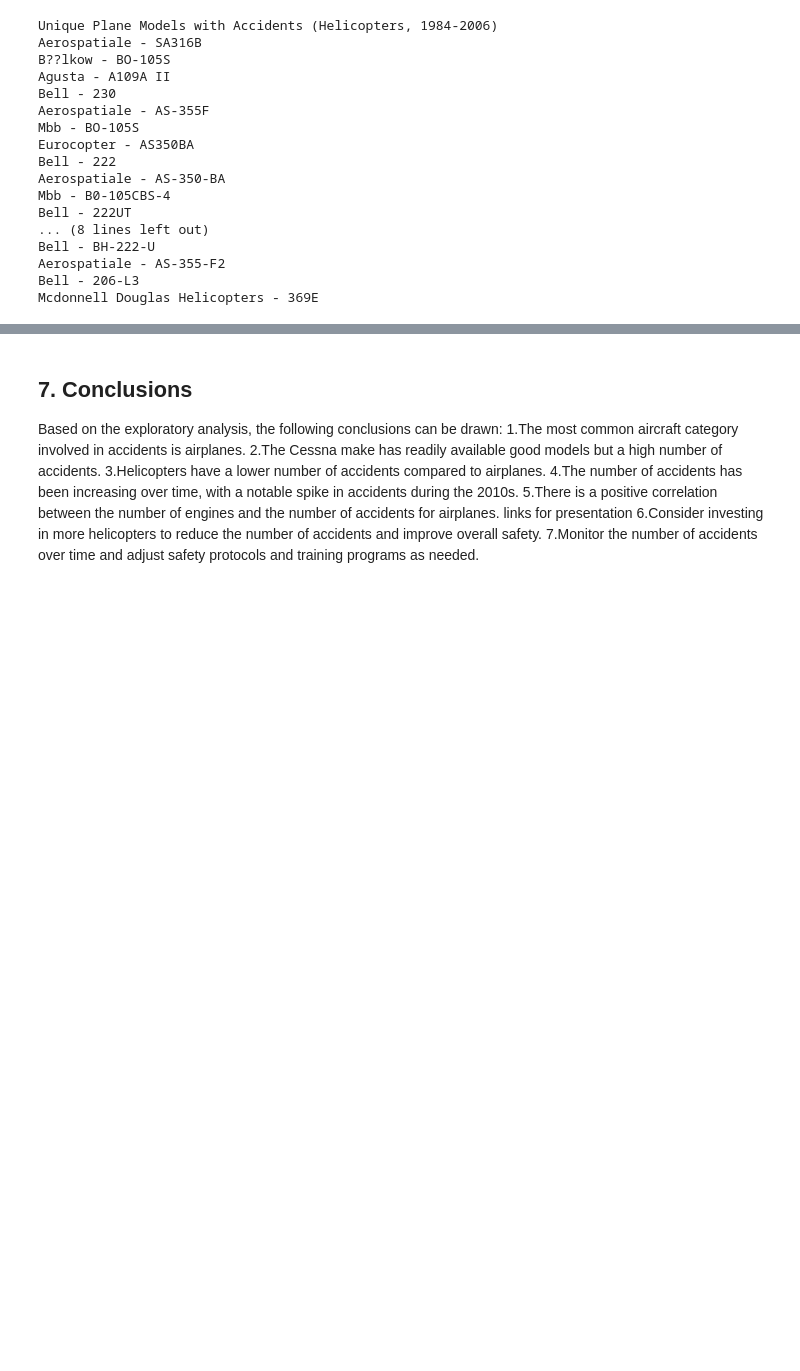
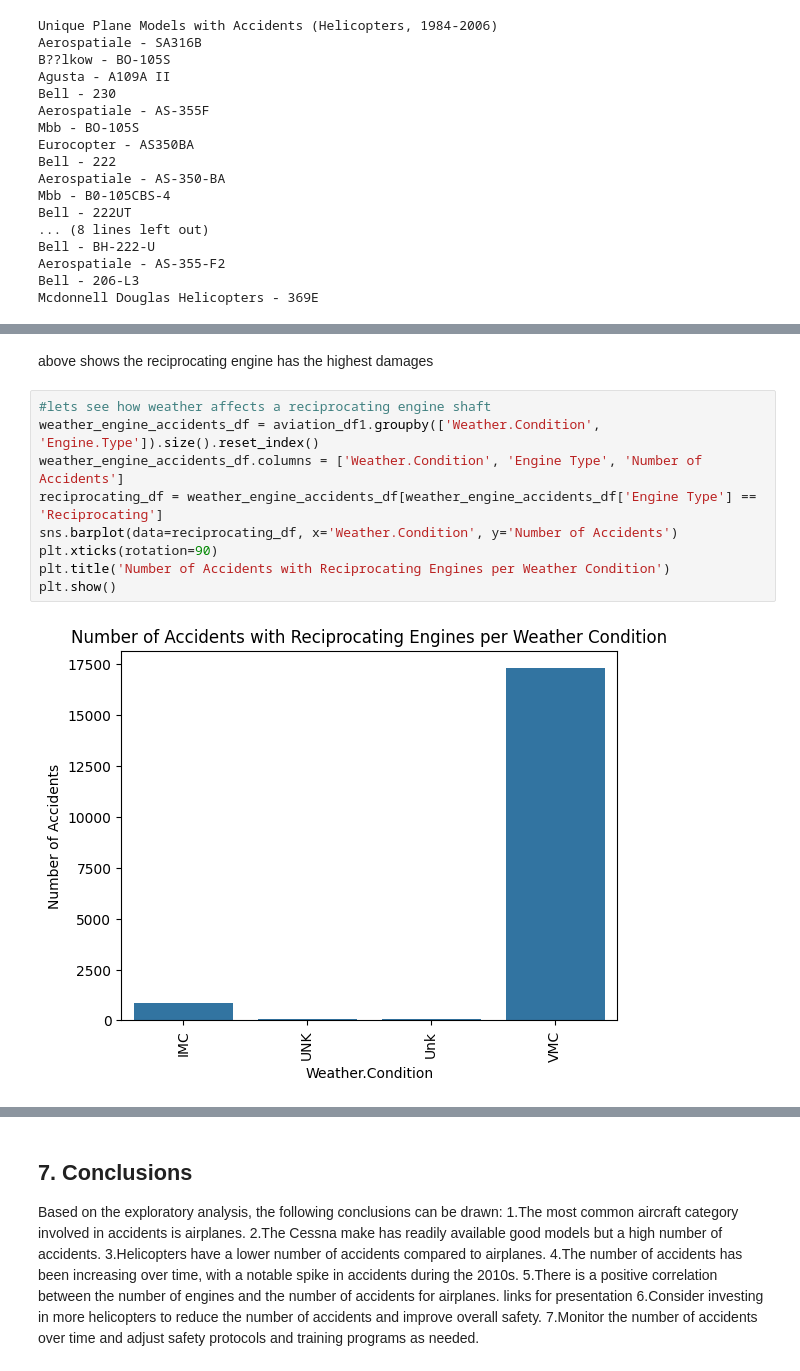
Before and after one commit to Kanyi254/Expanding-Into-Airlines-Project, a Jupyter notebook: index.ipynb, the cells around one changed output, grey strips where cells are left out. Saved outputs shown, nothing was run; the diff lists cells and outputs as text; blank space fills up the shorter version.

```diff
--- a/index.ipynb
+++ b/index.ipynb
@@ -585,0 +617,13 @@ Mcdonnell Douglas Helicopters - 369E
+# %% [markdown]
+above shows the reciprocating engine has the highest damages
+# %%
+#lets see how weather affects a reciprocating engine shaft
+weather_engine_accidents_df = aviation_df1.groupby(['Weather.Condition', 'Engine.Type']).size().reset_index()
+weather_engine_accidents_df.columns = ['Weather.Condition', 'Engine Type', 'Number of Accidents']
+reciprocating_df = weather_engine_accidents_df[weather_engine_accidents_df['Engine Type'] == 'Reciprocating']
+sns.barplot(data=reciprocating_df, x='Weather.Condition', y='Number of Accidents')
+plt.xticks(rotation=90)
+plt.title('Number of Accidents with Reciprocating Engines per Weather Condition')
+plt.show()
+# %% [output]
+[figure, added]
```
Also changed, not shown: parts of 11 cells of this notebook.
